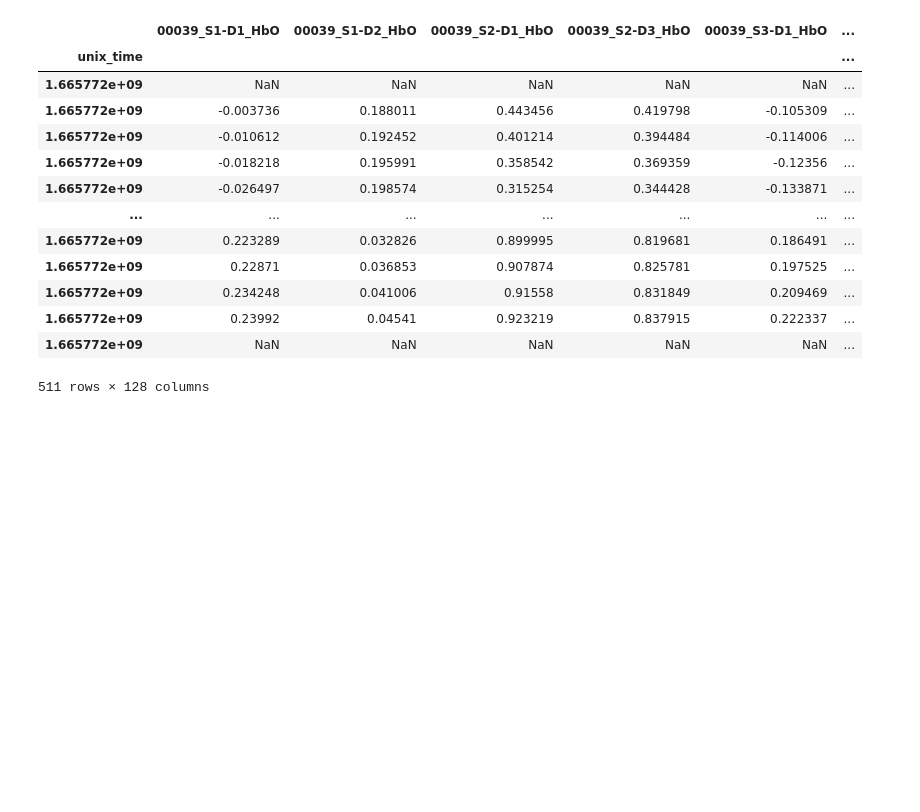
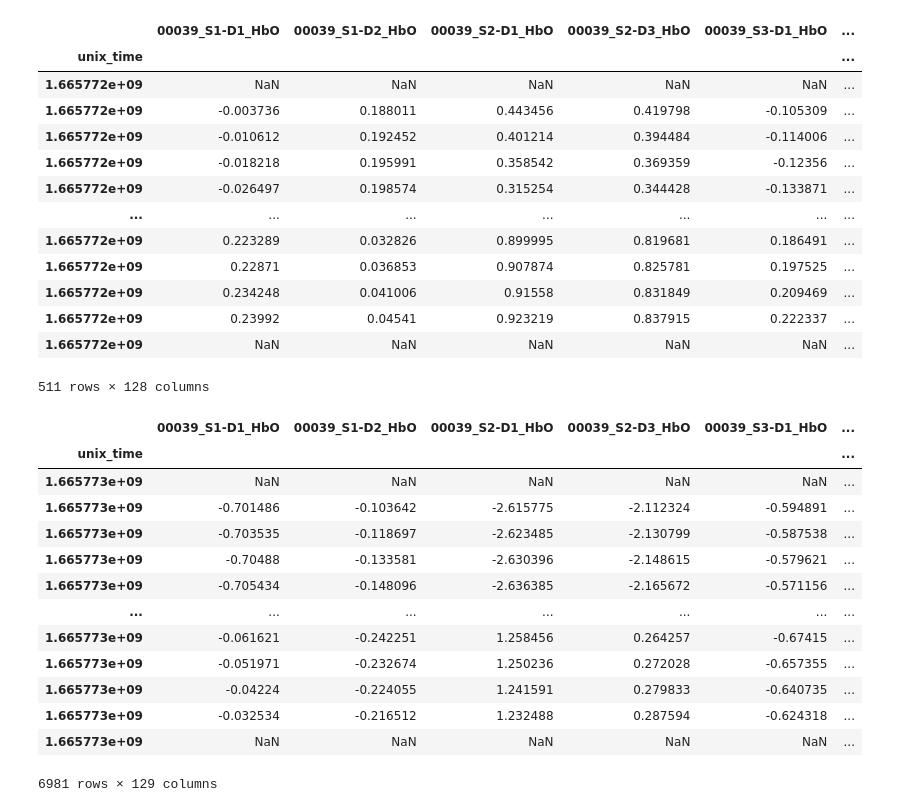
Before and after one commit to eduongAZ/tomcat-data-draft, a Jupyter notebook: code/read_csv.ipynb, the cells around one changed output. Drawn from its saved outputs; the diff is of its cells as text; code cells hidden in the pictures; blank space fills up the shorter version.

Commit message:
team affective task

```diff
--- a/code/read_csv.ipynb
+++ b/code/read_csv.ipynb
@@ -75,3 +75,30 @@ affective_individual.affective_physio_df.head(n=1000)
 # %%
 output_dir = '/Users/ericduong/Documents/ToMCAT/tomcat-data-draft/data/processed/exp_sample'
 affective_individual.write_physio_data_csv(output_dir)
+# %%
+metadata_path = '/Users/ericduong/Documents/ToMCAT/tomcat-data-draft/data/organized/metadata/exp_sample/metadata.json'
+affective_task_team_csv_path = '/Users/ericduong/Documents/ToMCAT/tomcat-data-draft/data/raw/tasks/exp_2022_10_14_10/affective/team_1665772683.csv'
+affective_task_team_directory = '/Users/ericduong/Documents/ToMCAT/tomcat-data-draft/data/organized/physio_data/exp_sample'
+
+affective_task_team = AffectiveTaskTeam.from_files(
+    metadata_path,
+    affective_task_team_csv_path,
+    affective_task_team_directory
+)
+# %%
+affective_task_team.affective_task_team_physio_task.head(n=7000)
+# %% [output]
+|  | 00039_S1-D1_HbO | 00039_S1-D2_HbO | 00039_S2-D1_HbO | 00039_S2-D3_HbO | 00039_S3-D1_HbO | ... |
+| unix_time |  |  |  |  |  | ... |
+| 1.665773e+09 | NaN | NaN | NaN | NaN | NaN | ... |
+| 1.665773e+09 | -0.701486 | -0.103642 | -2.615775 | -2.112324 | -0.594891 | ... |
+| 1.665773e+09 | -0.703535 | -0.118697 | -2.623485 | -2.130799 | -0.587538 | ... |
+| 1.665773e+09 | -0.70488 | -0.133581 | -2.630396 | -2.148615 | -0.579621 | ... |
+| 1.665773e+09 | -0.705434 | -0.148096 | -2.636385 | -2.165672 | -0.571156 | ... |
+| ... | ... | ... | ... | ... | ... | ... |
+| 1.665773e+09 | -0.061621 | -0.242251 | 1.258456 | 0.264257 | -0.67415 | ... |
+| 1.665773e+09 | -0.051971 | -0.232674 | 1.250236 | 0.272028 | -0.657355 | ... |
+| 1.665773e+09 | -0.04224 | -0.224055 | 1.241591 | 0.279833 | -0.640735 | ... |
+| 1.665773e+09 | -0.032534 | -0.216512 | 1.232488 | 0.287594 | -0.624318 | ... |
+| 1.665773e+09 | NaN | NaN | NaN | NaN | NaN | ... |
+6981 rows × 129 columns
```
Also changed, not shown: parts of 2 cells of this notebook, 3 other files.
